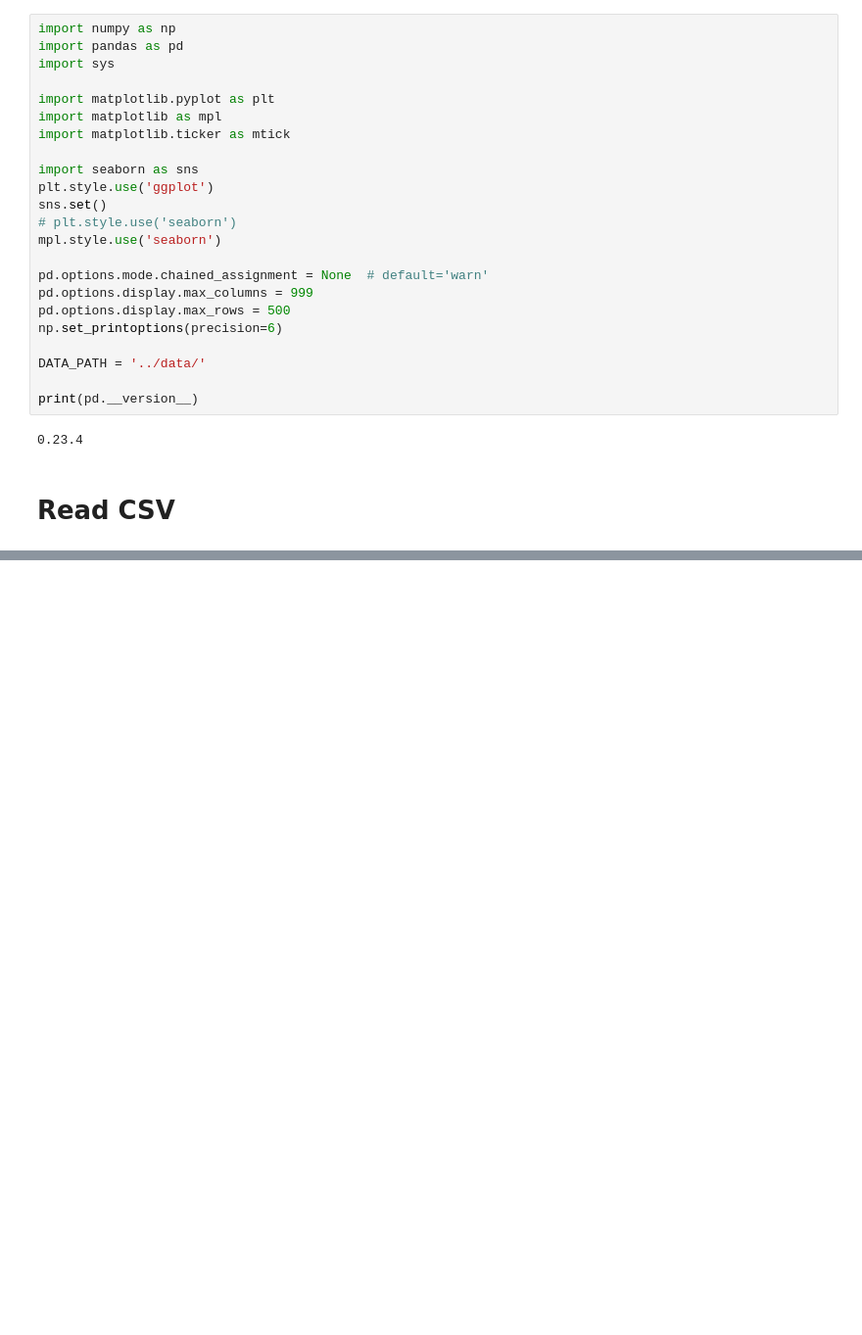
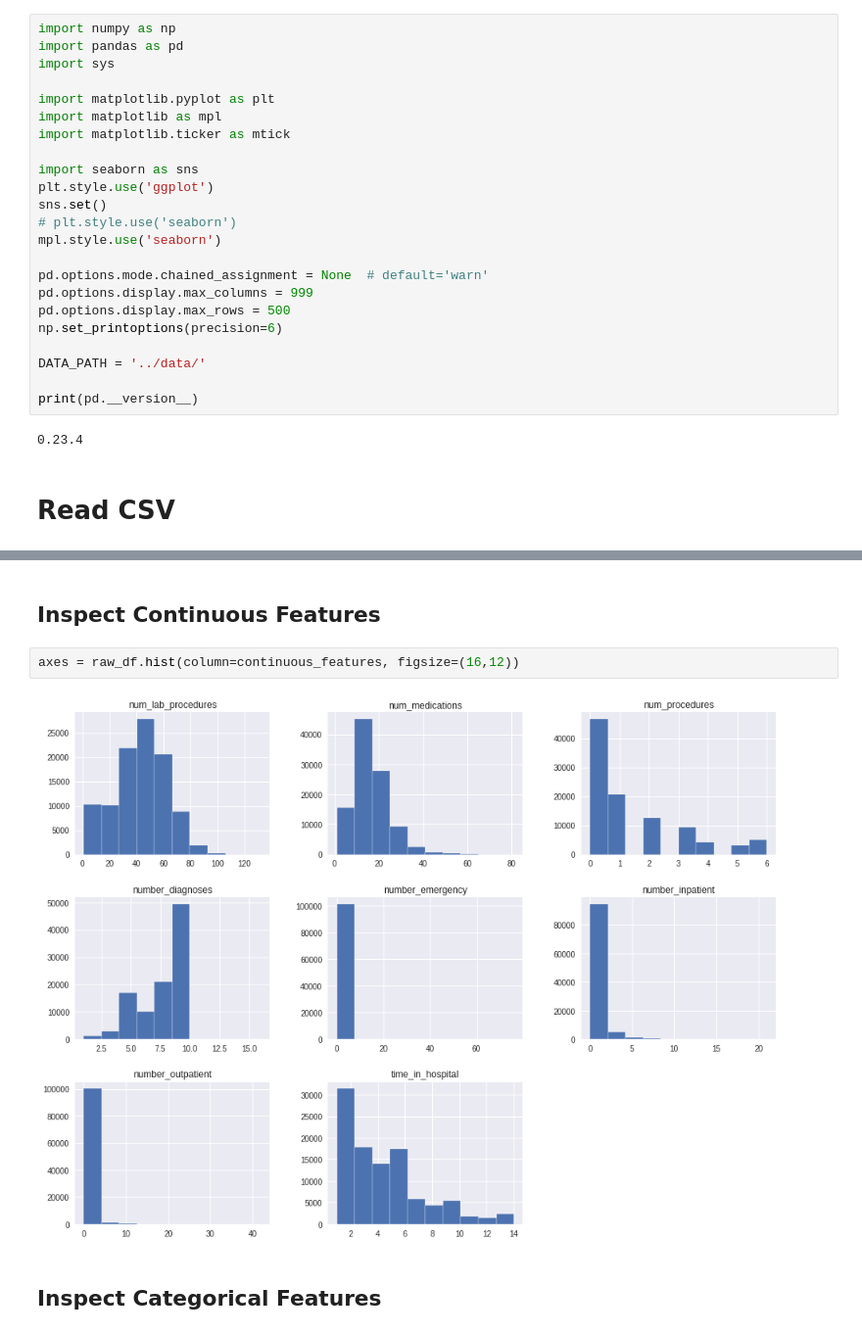
Before and after one commit to nrichards17/diabetes-pytorch, a Jupyter notebook: notebooks/00-Diabetes-Exploration.ipynb, the cells around one changed output, grey strips where cells are left out. Shown: that part at 98% size. Saved outputs shown, nothing was run; the diff lists cells and outputs as text; blank space fills up the shorter version.

```diff
--- a/notebooks/00-Diabetes-Exploration.ipynb
+++ b/notebooks/00-Diabetes-Exploration.ipynb
@@ -135 +151,9 @@ output_features = ['readmitted']
+# %% [markdown]
+## Inspect Continuous Features
+# %%
+axes = raw_df.hist(column=continuous_features, figsize=(16,12))
+# %% [output]
+[figure, added]
+# %% [markdown]
+## Inspect Categorical Features
 # %%
```
Also changed, not shown: parts of 13 cells of this notebook.
